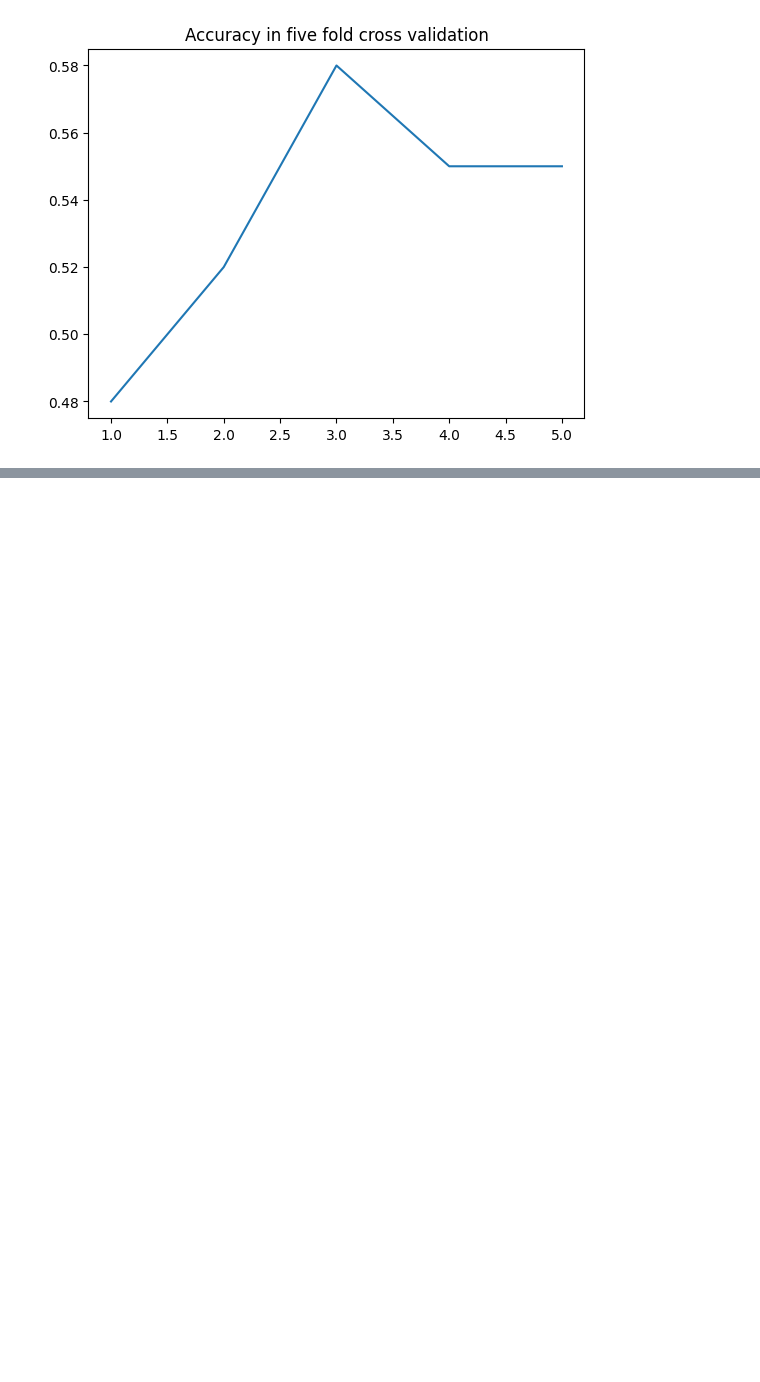
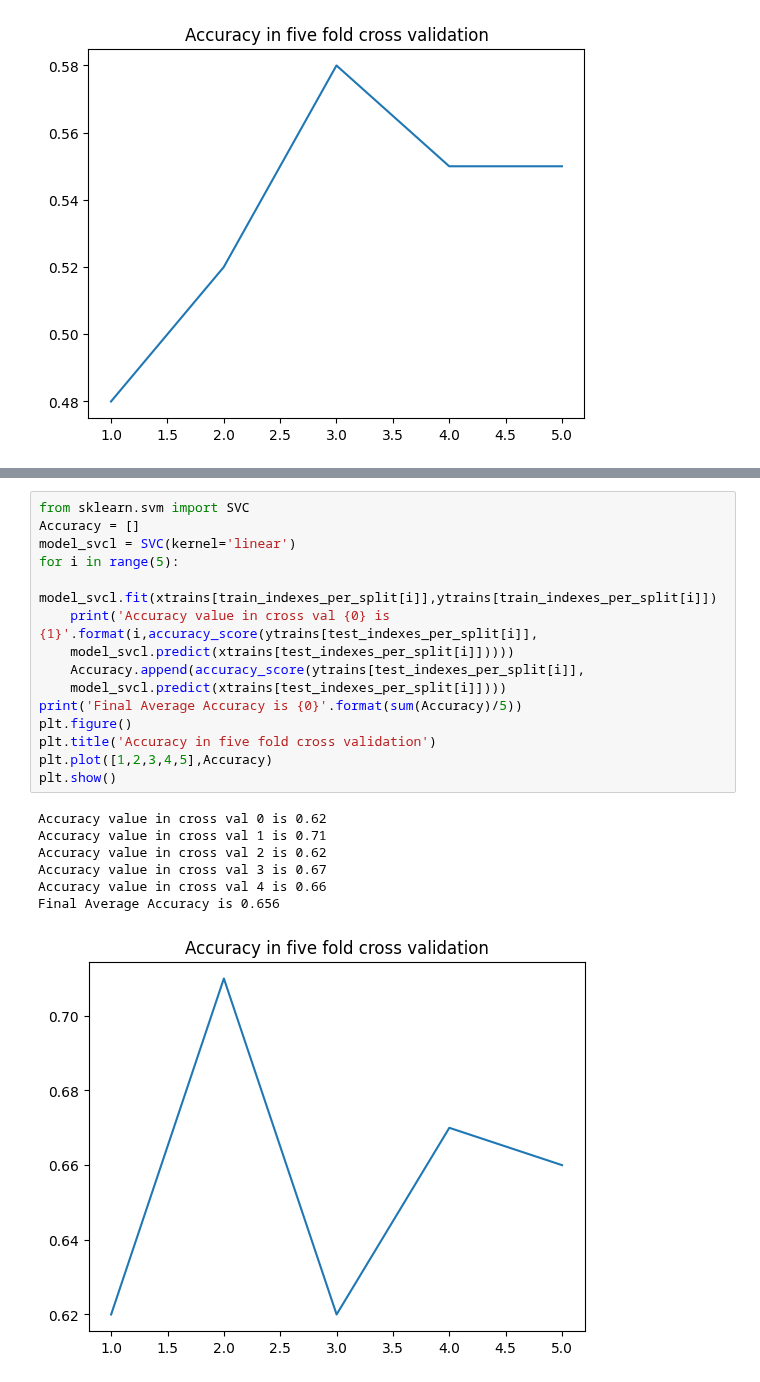
Before and after one commit to arjun8009/Python-Exeter, a Jupyter notebook: Learning Form Data ECMM445-CA1.ipynb, the cells around one changed output, grey strips where cells are left out. Saved outputs shown, nothing was run; the diff lists cells and outputs as text; blank space fills up the shorter version.

```diff
--- a/Learning Form Data ECMM445-CA1.ipynb
+++ b/Learning Form Data ECMM445-CA1.ipynb
@@ -1105,0 +1146,23 @@ Final Average Accuracy is 0.5359999999999999
+# %%
+from sklearn.svm import SVC
+Accuracy = []
+model_svcl = SVC(kernel='linear')
+for i in range(5):
+    model_svcl.fit(xtrains[train_indexes_per_split[i]],ytrains[train_indexes_per_split[i]])
+    print('Accuracy value in cross val {0} is {1}'.format(i,accuracy_score(ytrains[test_indexes_per_split[i]],
+    model_svcl.predict(xtrains[test_indexes_per_split[i]]))))
+    Accuracy.append(accuracy_score(ytrains[test_indexes_per_split[i]],
+    model_svcl.predict(xtrains[test_indexes_per_split[i]])))
+print('Final Average Accuracy is {0}'.format(sum(Accuracy)/5))
+plt.figure()
+plt.title('Accuracy in five fold cross validation')
+plt.plot([1,2,3,4,5],Accuracy)
+plt.show()
+# %% [output]
+Accuracy value in cross val 0 is 0.62
+Accuracy value in cross val 1 is 0.71
+Accuracy value in cross val 2 is 0.62
+Accuracy value in cross val 3 is 0.67
+Accuracy value in cross val 4 is 0.66
+Final Average Accuracy is 0.656
+[figure, added]
```
Also changed, not shown: parts of 9 cells of this notebook.
